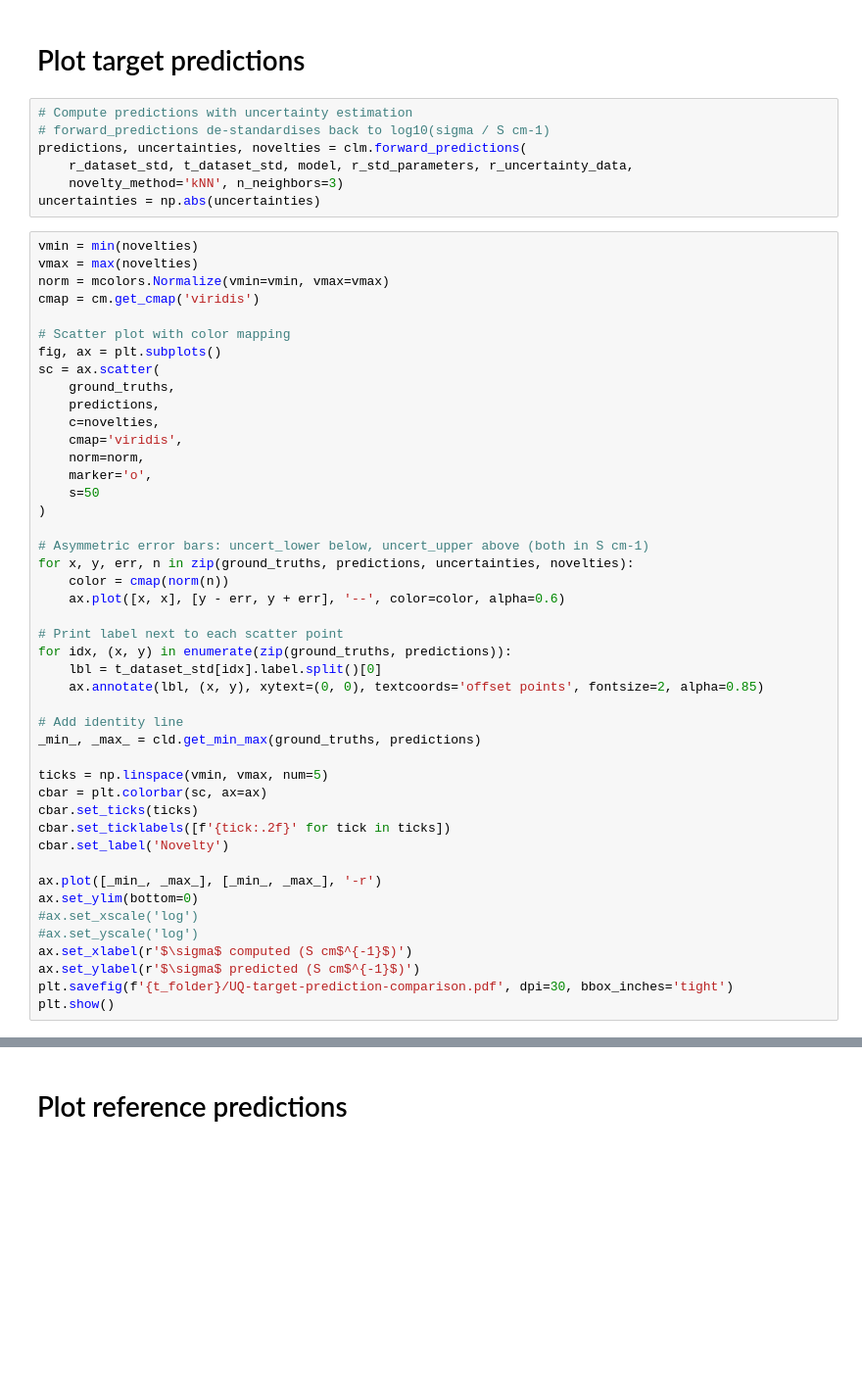
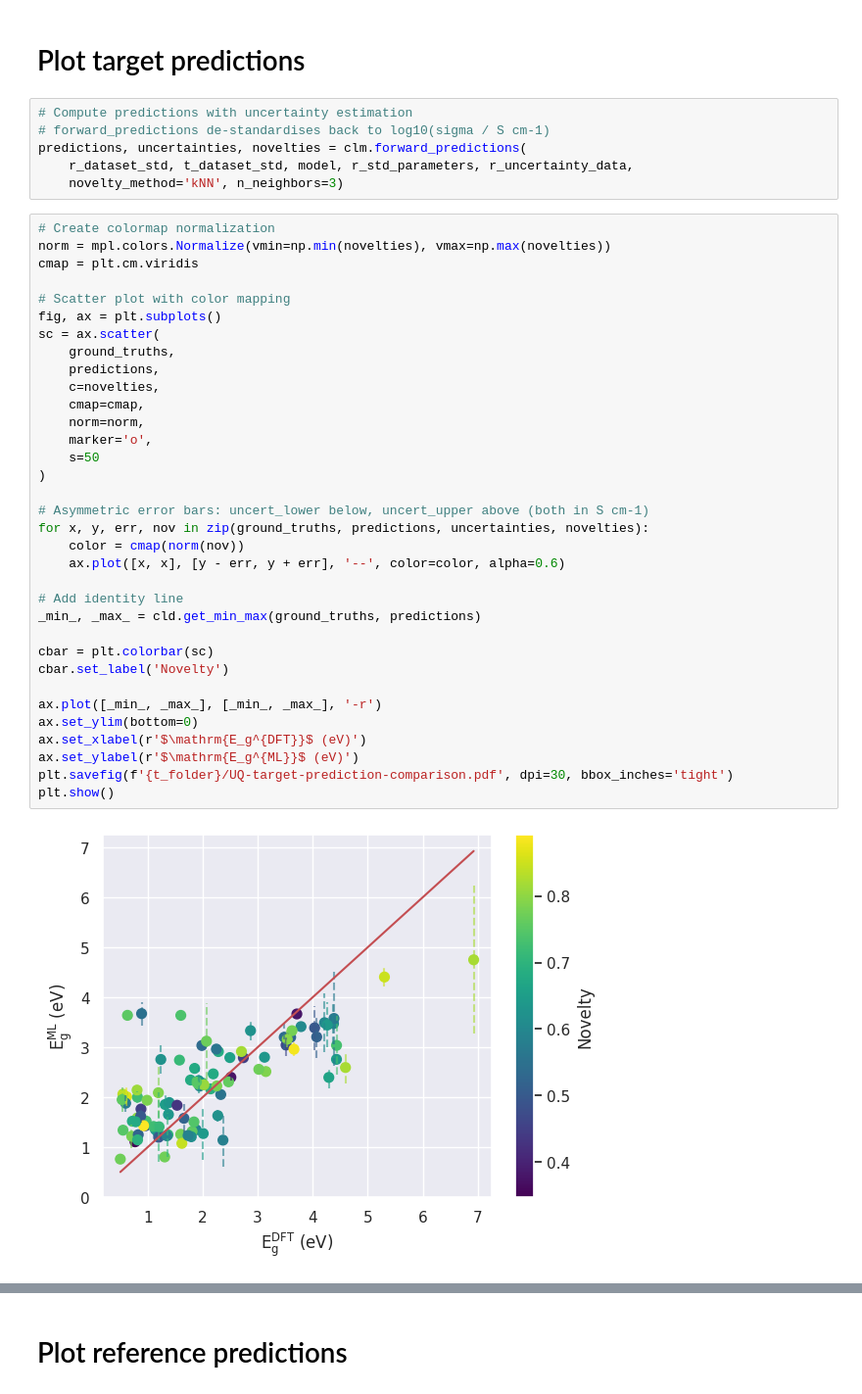
Before and after one commit to CibranLopez/CLUE, a Jupyter notebook: predict-GNN.ipynb, the cells around one changed output, grey strips where cells are left out. Shown at 98% size. Drawn from its saved outputs; the diff is of its cells as text; blank space fills up the shorter version.

```diff
--- a/predict-GNN.ipynb
+++ b/predict-GNN.ipynb
@@ -89,52 +99,42 @@ model
 predictions, uncertainties, novelties = clm.forward_predictions(
     r_dataset_std, t_dataset_std, model, r_std_parameters, r_uncertainty_data,
     novelty_method='kNN', n_neighbors=3)
-uncertainties = np.abs(uncertainties)
 # %%
-vmin = min(novelties)
-vmax = max(novelties)
-norm = mcolors.Normalize(vmin=vmin, vmax=vmax)
-cmap = cm.get_cmap('viridis')
+# Create colormap normalization
+norm = mpl.colors.Normalize(vmin=np.min(novelties), vmax=np.max(novelties))
+cmap = plt.cm.viridis
 
 # Scatter plot with color mapping
 fig, ax = plt.subplots()
 sc = ax.scatter(
     ground_truths,
     predictions,
     c=novelties,
-    cmap='viridis',
+    cmap=cmap,
     norm=norm,
     marker='o',
     s=50
 )
 
 # Asymmetric error bars: uncert_lower below, uncert_upper above (both in S cm-1)
-for x, y, err, n in zip(ground_truths, predictions, uncertainties, novelties):
-    color = cmap(norm(n))
+for x, y, err, nov in zip(ground_truths, predictions, uncertainties, novelties):
+    color = cmap(norm(nov))
     ax.plot([x, x], [y - err, y + err], '--', color=color, alpha=0.6)
-
-# Print label next to each scatter point
-for idx, (x, y) in enumerate(zip(ground_truths, predictions)):
-    lbl = t_dataset_std[idx].label.split()[0]
-    ax.annotate(lbl, (x, y), xytext=(0, 0), textcoords='offset points', fontsize=2, alpha=0.85)
 
 # Add identity line
 _min_, _max_ = cld.get_min_max(ground_truths, predictions)
 
-ticks = np.linspace(vmin, vmax, num=5)
-cbar = plt.colorbar(sc, ax=ax)
-cbar.set_ticks(ticks)
-cbar.set_ticklabels([f'{tick:.2f}' for tick in ticks])
+cbar = plt.colorbar(sc)
 cbar.set_label('Novelty')
 
 ax.plot([_min_, _max_], [_min_, _max_], '-r')
 ax.set_ylim(bottom=0)
-#ax.set_xscale('log')
-#ax.set_yscale('log')
-ax.set_xlabel(r'$\sigma$ computed (S cm$^{-1}$)')
-ax.set_ylabel(r'$\sigma$ predicted (S cm$^{-1}$)')
+ax.set_xlabel(r'$\mathrm{E_g^{DFT}}$ (eV)')
+ax.set_ylabel(r'$\mathrm{E_g^{ML}}$ (eV)')
 plt.savefig(f'{t_folder}/UQ-target-prediction-comparison.pdf', dpi=30, bbox_inches='tight')
 plt.show()
+# %% [output]
+[figure, added]
 # %%
 gt_err = np.abs(ground_truths - predictions)
 
```
Also changed, not shown: parts of 14 cells of this notebook, 8 other files.
